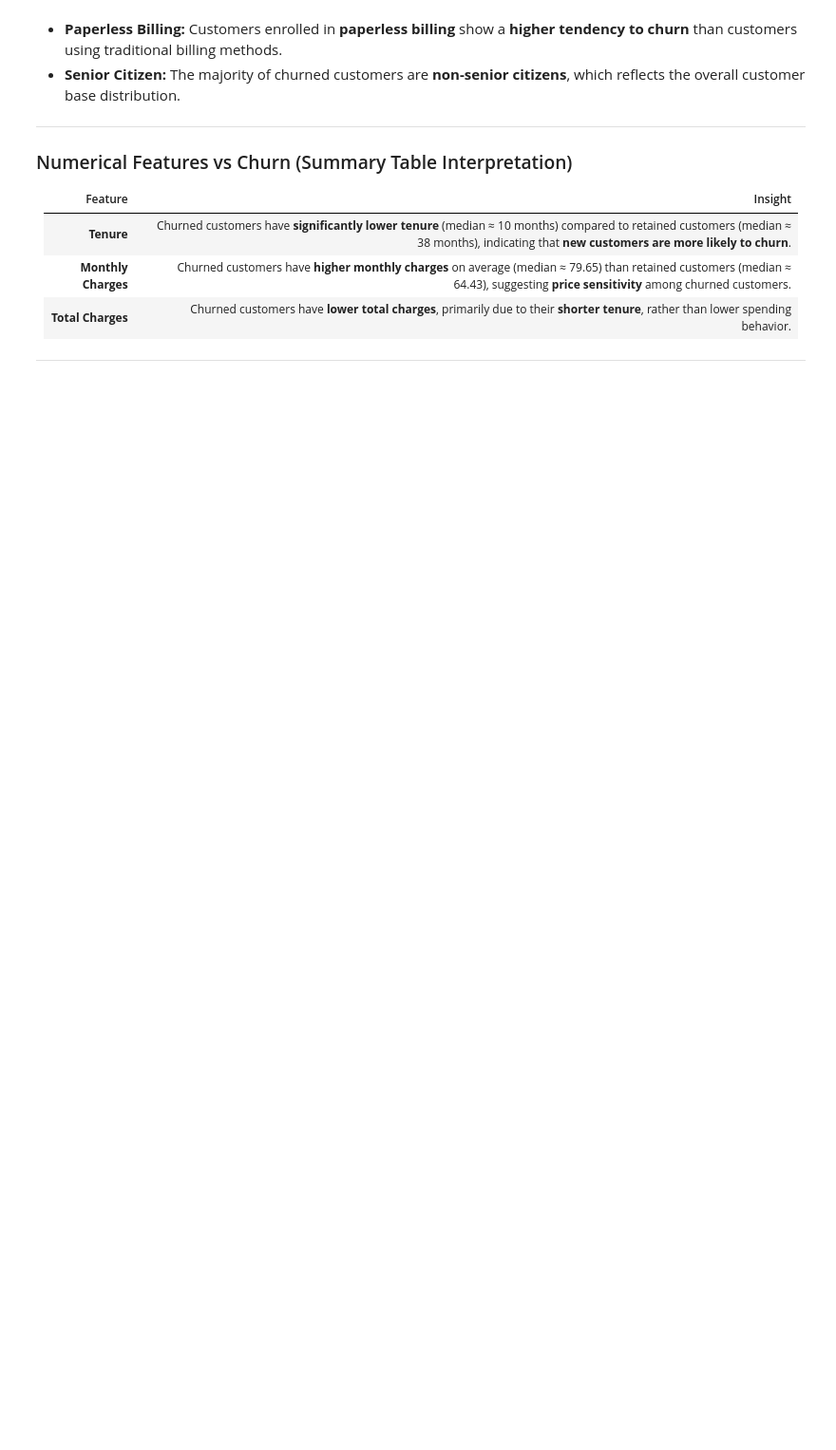
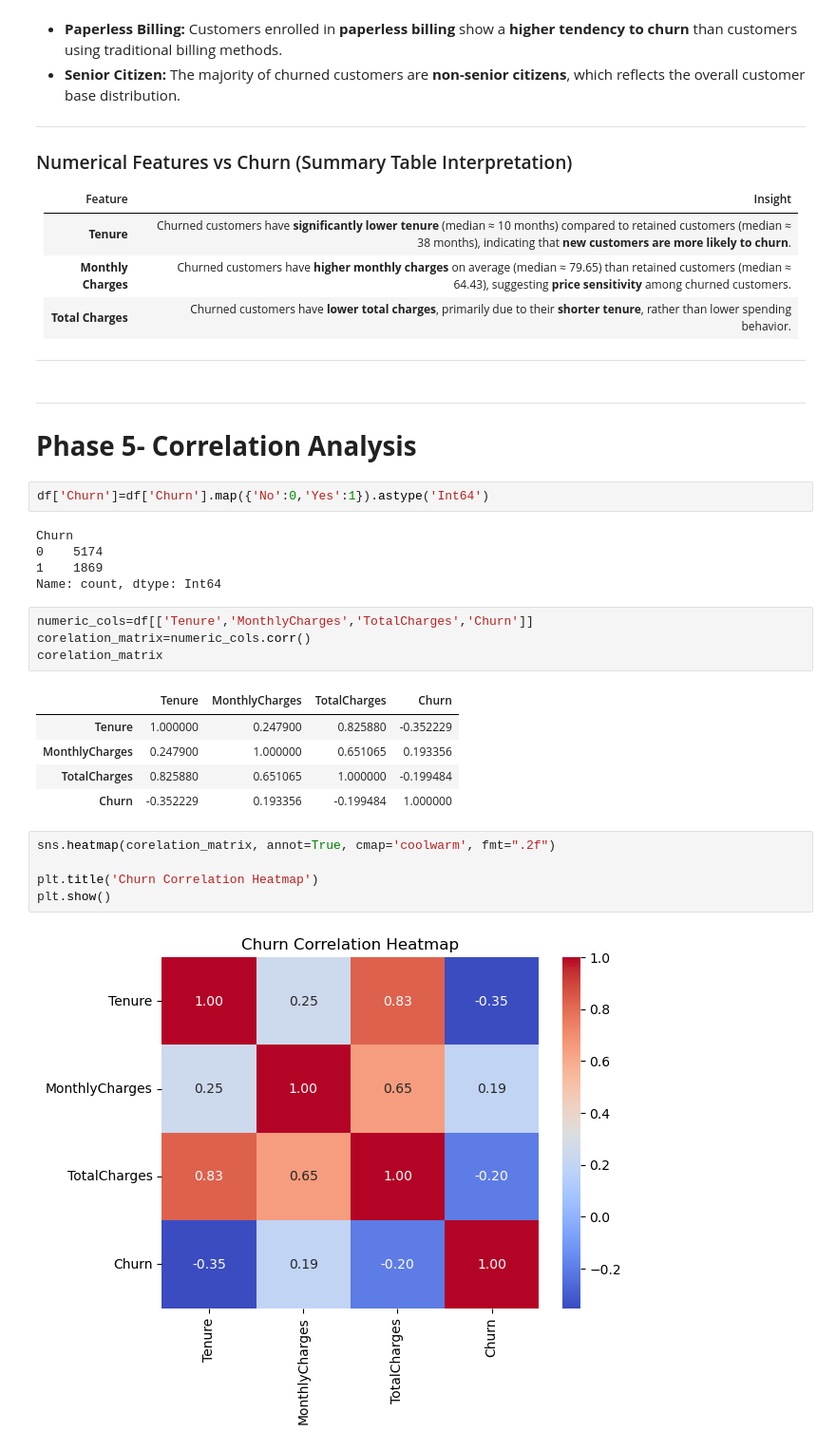
Before and after one commit to RealHaroon/Exploratory-Data-Analysis-EDA-Projects, a Jupyter notebook: Customer-Churn-Analysis/Telco-Churn-EDA.ipynb, the cells around one changed output. Shown at 95% size. Saved outputs shown, nothing was run; the diff lists cells and outputs as text; blank space fills up the shorter version.

Commit message:
Correlation Analysis (9-1-2026 )

```diff
--- a/Customer-Churn-Analysis/Telco-Churn-EDA.ipynb
+++ b/Customer-Churn-Analysis/Telco-Churn-EDA.ipynb
@@ -588,3 +584,30 @@ numeric_summary
 | **Total Charges**   | Churned customers have **lower total charges**, primarily due to their **shorter tenure**, rather than lower spending behavior.                                                             |
 
 ---
+# %% [markdown]
+---
+# **Phase 5- Correlation Analysis**
+# %%
+df['Churn']=df['Churn'].map({'No':0,'Yes':1}).astype('Int64')
+# %% [output]
+Churn
+0    5174
+1    1869
+Name: count, dtype: Int64
+# %%
+numeric_cols=df[['Tenure','MonthlyCharges','TotalCharges','Churn']]
+corelation_matrix=numeric_cols.corr()
+corelation_matrix
+# %% [output]
+|  | Tenure | MonthlyCharges | TotalCharges | Churn |
+| Tenure | 1.000000 | 0.247900 | 0.825880 | -0.352229 |
+| MonthlyCharges | 0.247900 | 1.000000 | 0.651065 | 0.193356 |
+| TotalCharges | 0.825880 | 0.651065 | 1.000000 | -0.199484 |
+| Churn | -0.352229 | 0.193356 | -0.199484 | 1.000000 |
+# %%
+sns.heatmap(corelation_matrix, annot=True, cmap='coolwarm', fmt=".2f")
+
+plt.title('Churn Correlation Heatmap')
+plt.show()
+# %% [output]
+[figure, added]
```
Also changed, not shown: parts of 3 cells of this notebook.
